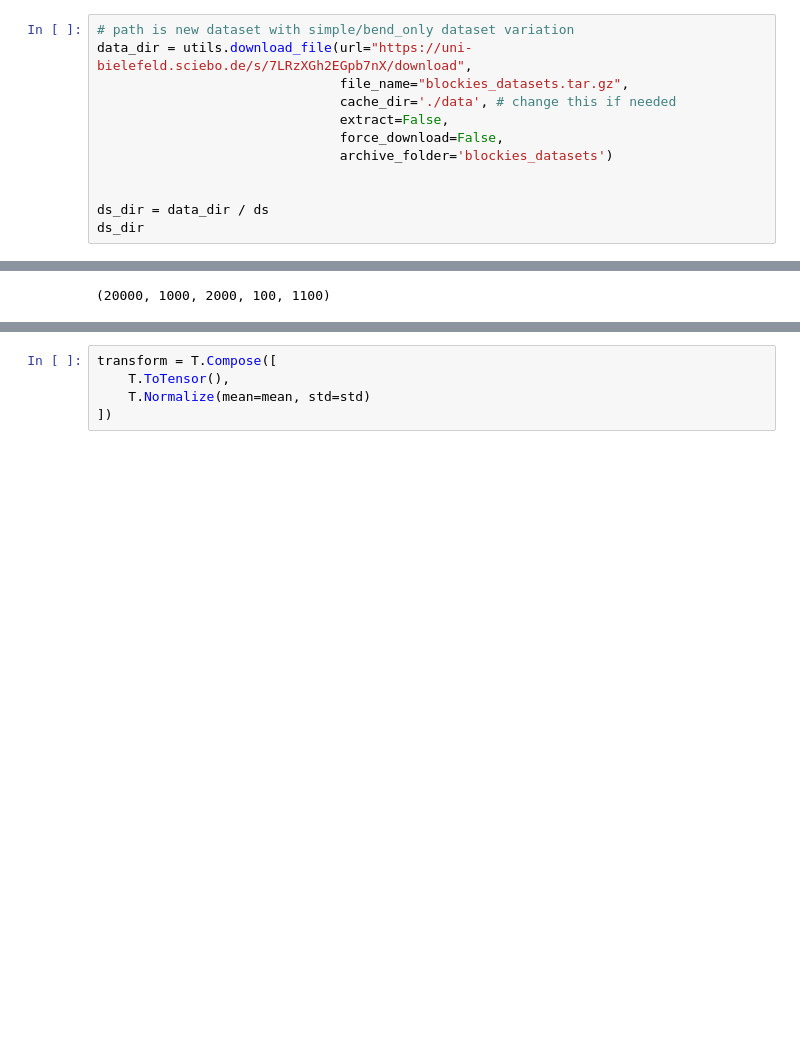
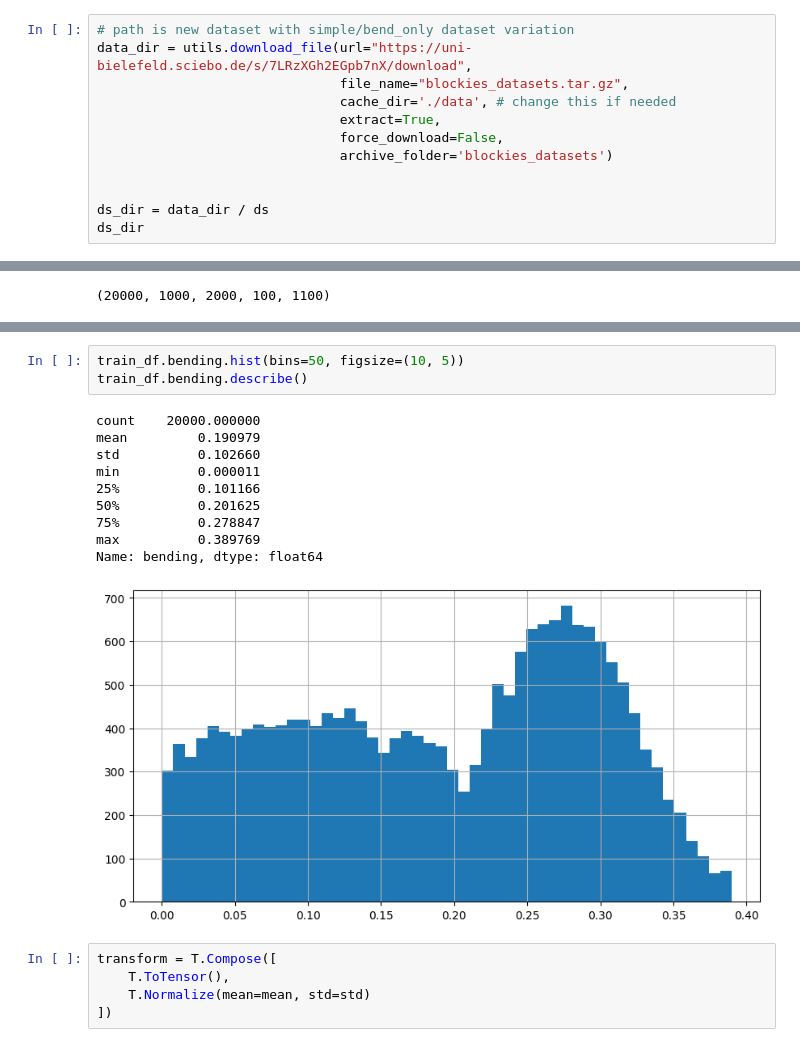
Before and after one commit to davidsjohnson/blockies-xai, a Jupyter notebook: simple_blockies_review.ipynb, the cells around one changed output, grey strips where cells are left out. Cells and saved outputs as stored; diff of their text form; blank space fills up the shorter version.

```diff
--- a/simple_blockies_review.ipynb
+++ b/simple_blockies_review.ipynb
@@ -53,7 +53,7 @@ imp_features = ['ill_chars', 'main_spherical', 'sec_spherical', 'sphere_diff', '
 data_dir = utils.download_file(url="https://uni-bielefeld.sciebo.de/s/7LRzXGh2EGpb7nX/download",
                                file_name="blockies_datasets.tar.gz",
                                cache_dir='./data', # change this if needed
-                               extract=False,
+                               extract=True,
                                force_download=False,
                                archive_folder='blockies_datasets')
 
@@ -152,3 +173,17 @@ len(train_df), len(val_df), len(test_df), len(xai_df), len(xai_exp_df)
+# %%
+train_df.bending.hist(bins=50, figsize=(10, 5))
+train_df.bending.describe()
+# %% [output]
+count    20000.000000
+mean         0.190979
+std          0.102660
+min          0.000011
+25%          0.101166
+50%          0.201625
+75%          0.278847
+max          0.389769
+Name: bending, dtype: float64
+[figure, added]
 # %%
 transform = T.Compose([
     T.ToTensor(),
```
Also changed, not shown: parts of 9 cells of this notebook.
